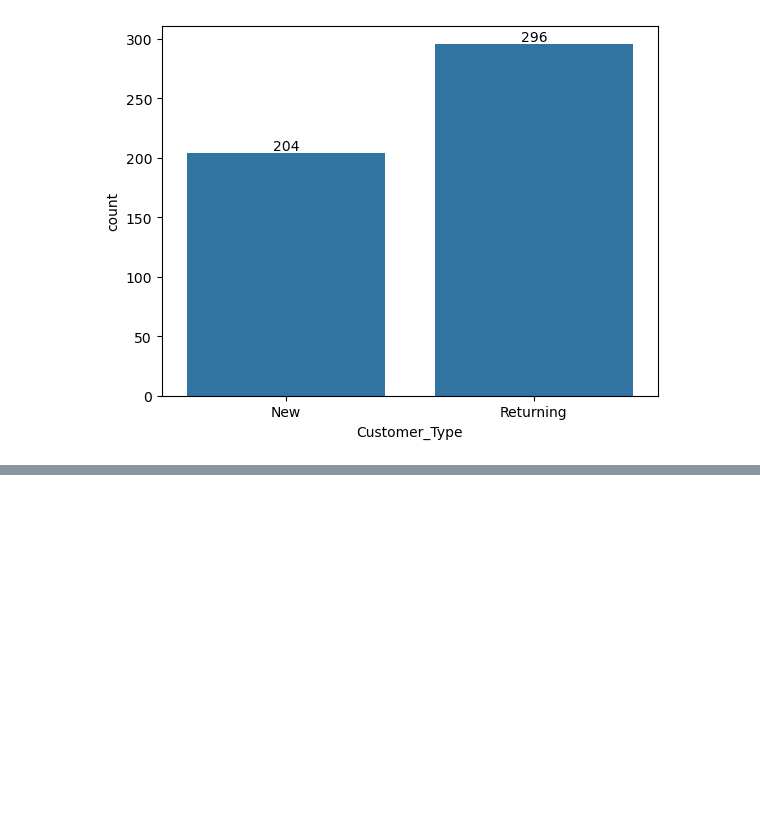
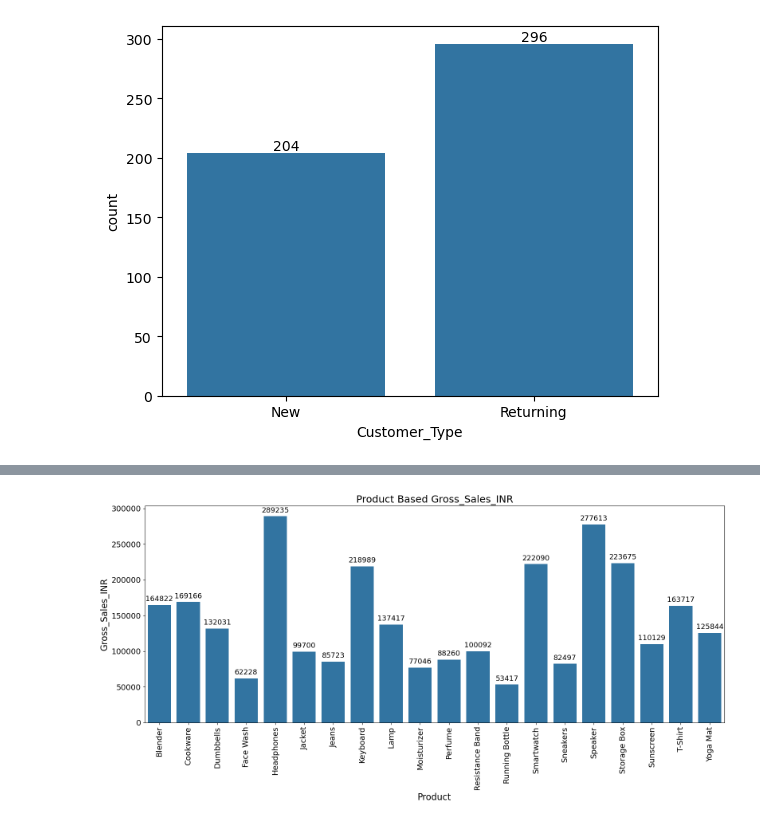
Before and after one commit to mohdrahidkhan/Data-Visualization-Practice, a Jupyter notebook: Seaborn.ipynb, the cells around one changed output, grey strips where cells are left out. Cells and saved outputs as stored; diff of their text form; code cells hidden in the pictures; blank space fills up the shorter version.

```diff
--- a/Seaborn.ipynb
+++ b/Seaborn.ipynb
@@ -57,0 +140,2 @@ plt.show()
+# %%
+gross_product_sales=df.groupby('Product')['Gross_Sales_INR'].sum().reset_index()
@@ -57,0 +162,13 @@ plt.show()
+# %%
+plt.figure(figsize=(16,8))
+ax=sns.barplot(data=gross_product_sales,x='Product',y='Gross_Sales_INR')
+ax.bar_label(ax.containers[0],fontsize=13,padding=4)
+plt.xticks(rotation=90,fontsize=14)
+plt.yticks(fontsize=14)
+plt.xlabel('Product',fontsize=16)
+plt.ylabel('Gross_Sales_INR',fontsize=16)
+plt.title('Product Based Gross_Sales_INR',fontsize=18)
+plt.tight_layout()
+plt.show()
+# %% [output]
+[figure, added]
```
Also changed, not shown: parts of 11 cells of this notebook.
